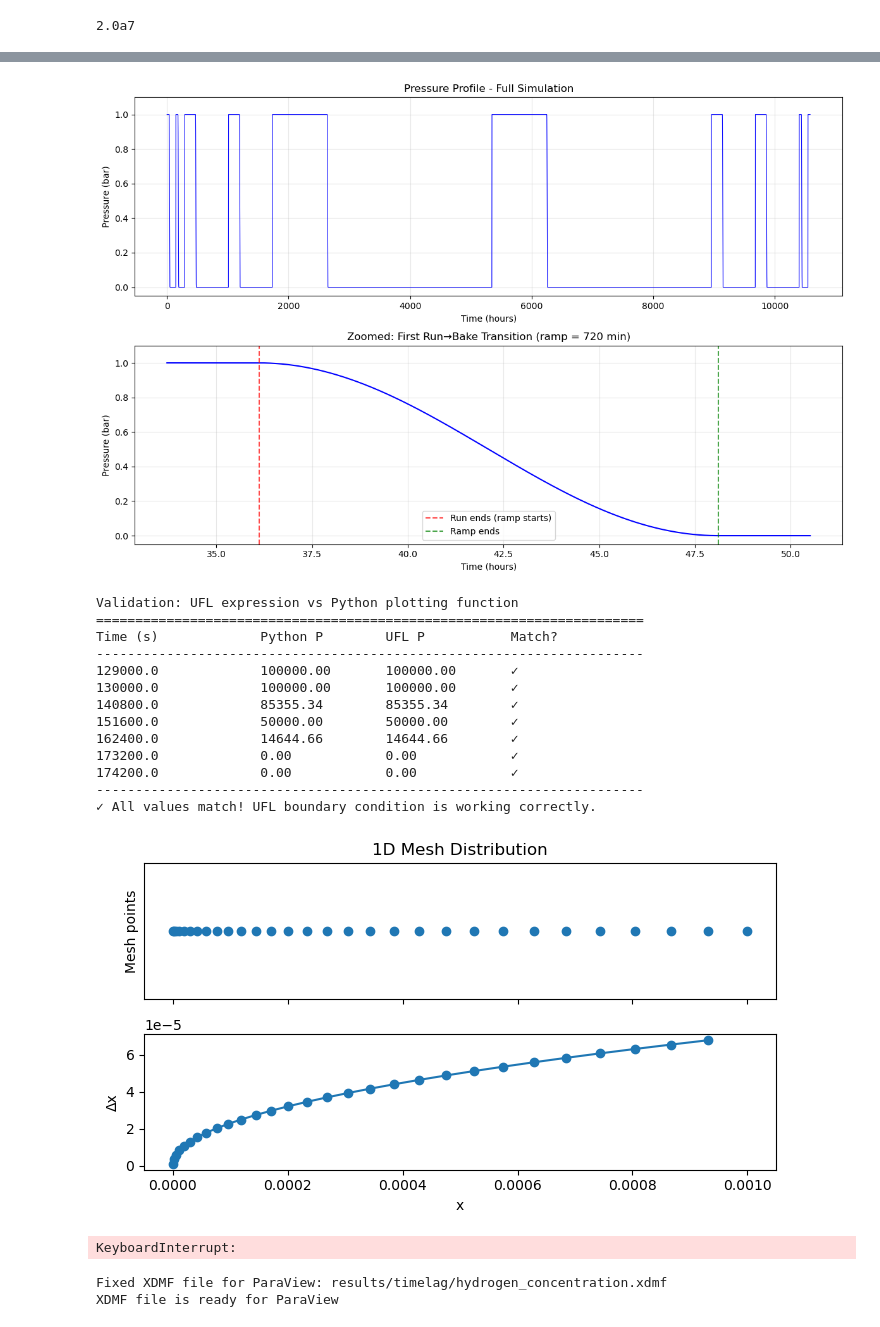
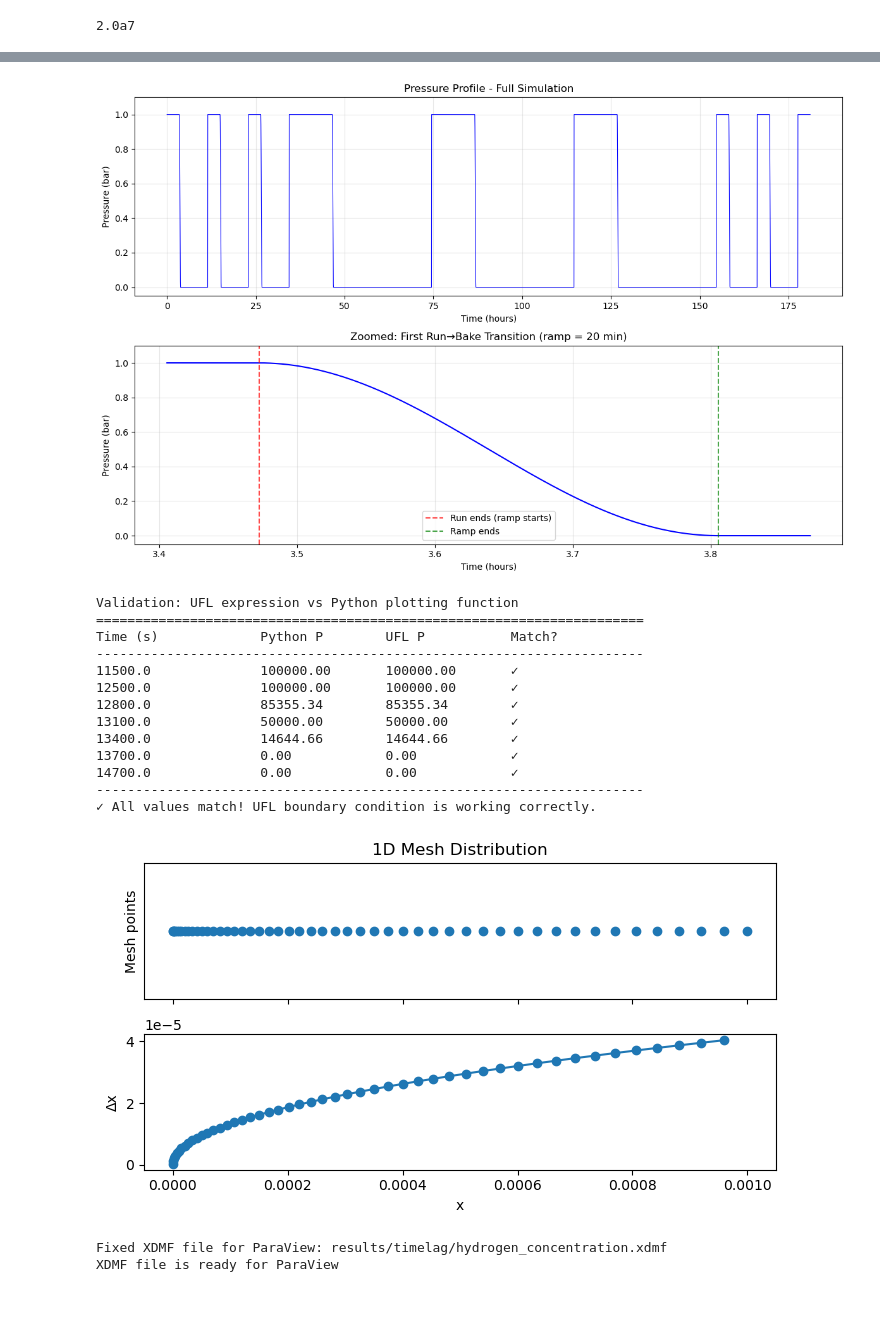
Before and after one commit to WeaverC20/permeation_barrier_analysis, a Jupyter notebook: two_layer_numerical/timelag_analysis.ipynb, the cells around one changed output, grey strips where cells are left out. Drawn from its saved outputs; the diff is of its cells as text; code cells hidden in the pictures.

```diff
--- a/two_layer_numerical/timelag_analysis.ipynb
+++ b/two_layer_numerical/timelag_analysis.ipynb
@@ -38,25 +38,24 @@ import ufl
 import math
 
 # ---- User inputs ----
-runs_per_temp = 2 # number of runs at each temperature
+runs_per_temp = 3 # number of runs at each temperature
 
 P_run = 1.0e5 # pressure during runs (Pa)
 P_bake = 0.0 # pressure during bakes (Pa)
 
 # Time for pressure to decrease from P_run to P_bake (sinusoidal ramp)
-decrease_time = 720 * 60  # seconds (720 minutes = 12 hours)
+decrease_time = 20 * 60  # seconds (720 minutes = 12 hours)
 
-base_run_length = 1.3e5 # s (base run length for 600K)
-temperatures = [600, 550, 500, 550, 600]  # K
+base_run_length = 1.25e4 # s (base run length for 600K)
+temperatures = [700, 650, 700]  # K - step down then back up
 
 run_length_map = {
-    600: base_run_length,
-    550: base_run_length * 5,
-    500: base_run_length * 25,
+    700: base_run_length,
+    650: base_run_length * 3.5,
 }
 
 # Bake length is always 3x the run length for each temperature
-bake_length_multiplier = 3
+bake_length_multiplier = 2.3
 bake_length_map = {temp: length * bake_length_multiplier for temp, length in run_length_map.items()}
 
 
@@ -179,7 +178,11 @@ def T_func(t):
 print("\n" + "="*60)
 print("Temperature function verification:")
 print("="*60)
-test_times = [5000, 100000, 220000, 300000, 440000, 600000, 660000, 800000, 870000]
+# Generate test times based on actual schedule
+test_times = []
+for t_end, temp, phase in temp_schedule:
+    test_times.append(t_end - 1000)  # Just before segment end
+print(f"Testing at times just before each segment boundary:")
 for t_test in test_times:
     T_result = T_func(t_test)
     # Find expected segment
@@ -189,5 +192,5 @@ for t_test in test_times:
             seg_num = i + 1
             break
     status = "✓" if T_result == expected else "✗"
-    print(f"  t={t_test:>7}s → T_func returns {T_result}K (segment {seg_num}: {expected}K) {status}")
+    print(f"  t={t_test:>10.0f}s → T_func returns {T_result}K (segment {seg_num}: {expected}K) {status}")
 # %% [output]
@@ -266,7 +269,7 @@ axes[1].grid(True, alpha=0.3)
 plt.tight_layout()
 plt.show()
 # %% [output]
-[figure, old version]
+[figure, new version]
 # %%
 # Validate that the UFL boundary condition matches the Python plotting function
 import dolfinx
@@ -332,13 +335,13 @@ Validation: UFL expression vs Python plotting function
 ======================================================================
 Time (s)             Python P        UFL P           Match?
 ----------------------------------------------------------------------
-129000.0             100000.00       100000.00       ✓
-130000.0             100000.00       100000.00       ✓
-140800.0             85355.34        85355.34        ✓
-151600.0             50000.00        50000.00        ✓
-162400.0             14644.66        14644.66        ✓
-173200.0             0.00            0.00            ✓
-174200.0             0.00            0.00            ✓
+11500.0              100000.00       100000.00       ✓
+12500.0              100000.00       100000.00       ✓
+12800.0              85355.34        85355.34        ✓
+13100.0              50000.00        50000.00        ✓
+13400.0              14644.66        14644.66        ✓
+13700.0              0.00            0.00            ✓
+14700.0              0.00            0.00            ✓
 ----------------------------------------------------------------------
 ✓ All values match! UFL boundary condition is working correctly.
 # %%
@@ -349,7 +352,7 @@ my_model.temperature = T_func
 H, trapped_H1, trapped_H2, empty_trap1, empty_trap2 = define_species(my_model, w_atom_density)
 
 
-N = 30
+N = 50
 s = np.linspace(0, 1, N)
 
 # Left-concentrated mesh using power law: higher exponent = more concentration at left (x=0)
@@ -374,38 +377,37 @@ define_trapping_reactions(my_model, H, trapped_H1, trapped_H2, empty_trap1, empt
 
 settings(
     my_model,
     final_time,
-    growth_factor=1.003,
+    growth_factor=1.01,
     cutback_factor=0.9,
-    max_stepsize=1000,
+    max_stepsize=500,
     milestones=milestones,
     pre_milestone_duration = 1,
     post_milestone_duration = 1000,
-    initial_value = 50
+    initial_value = 10
 )
 
 permeation_flux = F.SurfaceFlux(field=H, surface=right_boundary)
 
 export_folder = "results/timelag"
 filename = export_folder + "/hydrogen_concentration.xdmf"
 
 xdmf_exports = [
     F.XDMFExport(field=H, filename=filename)
 ]
 
 my_model.exports = [permeation_flux] + xdmf_exports
 
 total_trapped_H1 = F.TotalVolume(field=trapped_H1, volume=volume_subdomain)
 
 my_model.initialise()
 
 # Set the function name for XDMF export (for ParaView compatibility)
 H.post_processing_solution.name = "H"
 
 my_model.run()
 # %% [output]
-[figure, old version]
+[figure, new version]
-KeyboardInterrupt:
 # %%
 # Close XDMF writers to release file locks
 for export in my_model.exports:
```
Also changed, not shown: parts of 6 cells of this notebook.
